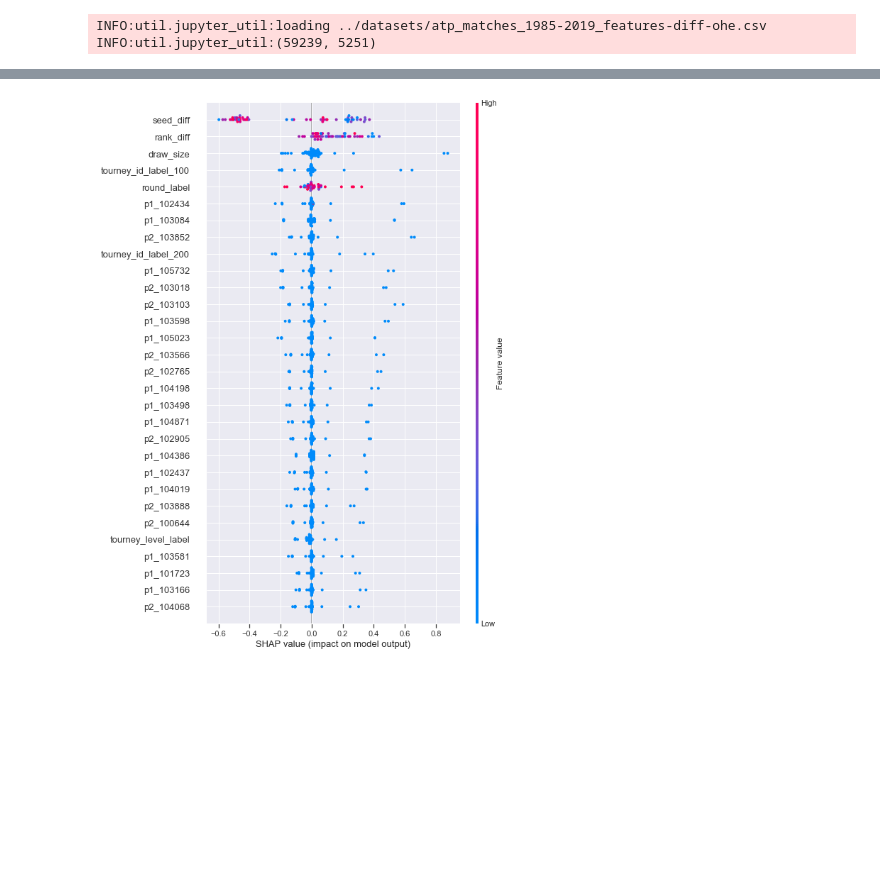
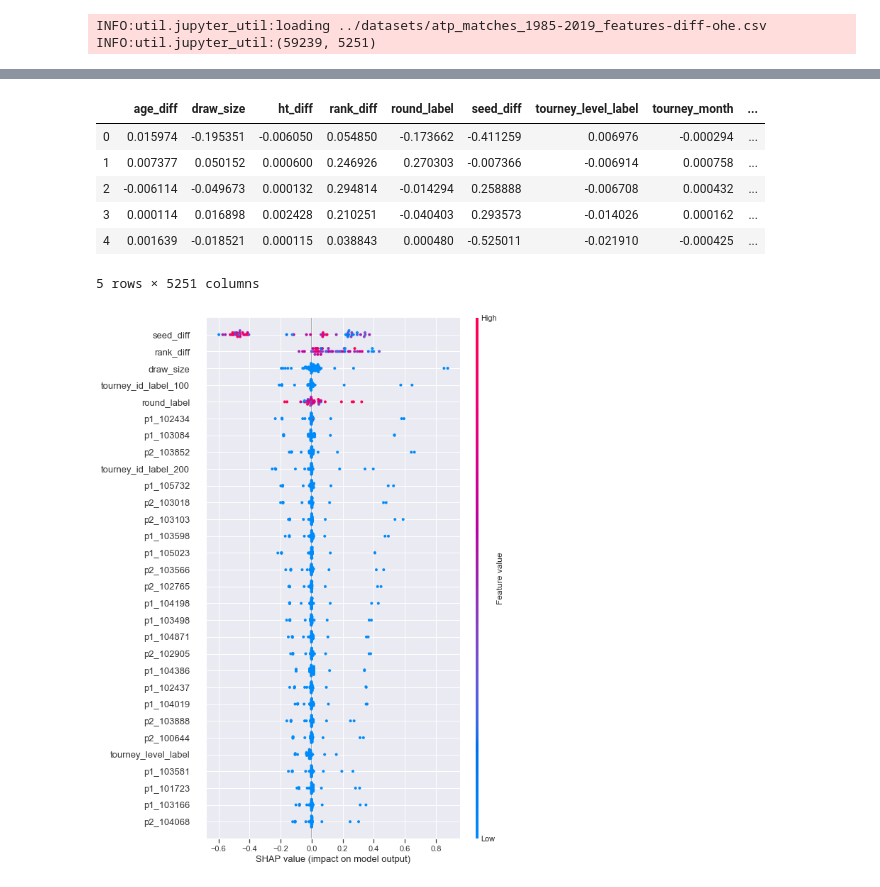
Before and after one commit to sv650s/atp-tennis-predictions, a Jupyter notebook: notebooks/10-sydney-open-2019-prediction.ipynb, the cells around one changed output, grey strips where cells are left out. Drawn from its saved outputs; the diff is of its cells as text; code cells hidden in the pictures; blank space fills up the shorter version.

```diff
--- a/notebooks/10-sydney-open-2019-prediction.ipynb
+++ b/notebooks/10-sydney-open-2019-prediction.ipynb
@@ -191,6 +192,16 @@ shap_values = explainer.shap_values(sydney_open_features.values)
 shap_df = pd.DataFrame(shap_values[1], columns=X_train.columns)
 # %% [output]
 [interactive output not drawn]
+# %%
+shap_df.head()
+# %% [output]
+|  | age_diff | draw_size | ht_diff | rank_diff | round_label | seed_diff | tourney_level_label | tourney_month | ... |
+| 0 | 0.015974 | -0.195351 | -0.006050 | 0.054850 | -0.173662 | -0.411259 | 0.006976 | -0.000294 | ... |
+| 1 | 0.007377 | 0.050152 | 0.000600 | 0.246926 | 0.270303 | -0.007366 | -0.006914 | 0.000758 | ... |
+| 2 | -0.006114 | -0.049673 | 0.000132 | 0.294814 | -0.014294 | 0.258888 | -0.006708 | 0.000432 | ... |
+| 3 | 0.000114 | 0.016898 | 0.002428 | 0.210251 | -0.040403 | 0.293573 | -0.014026 | 0.000162 | ... |
+| 4 | 0.001639 | -0.018521 | 0.000115 | 0.038843 | 0.000480 | -0.525011 | -0.021910 | -0.000425 | ... |
+5 rows × 5251 columns
 # %%
 shap.summary_plot(shap_values[1], sydney_open_features, max_display=30)
 # %% [output]
```
Also changed, not shown: parts of 6 cells of this notebook.
